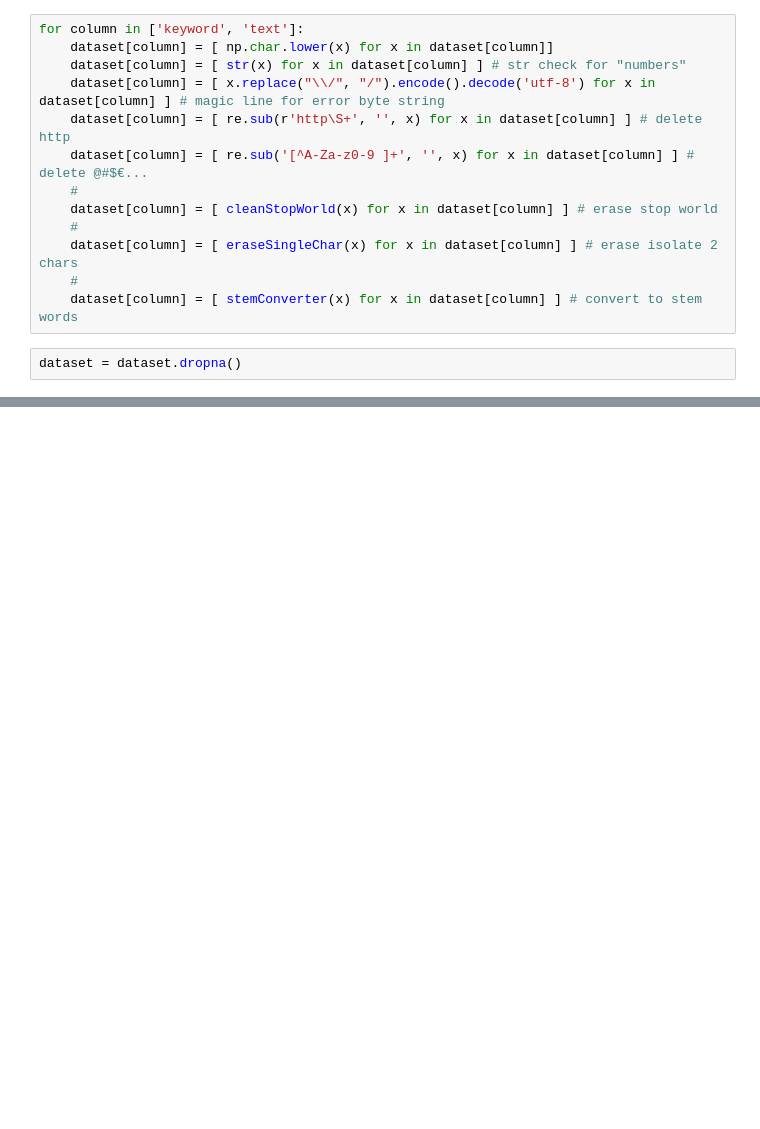
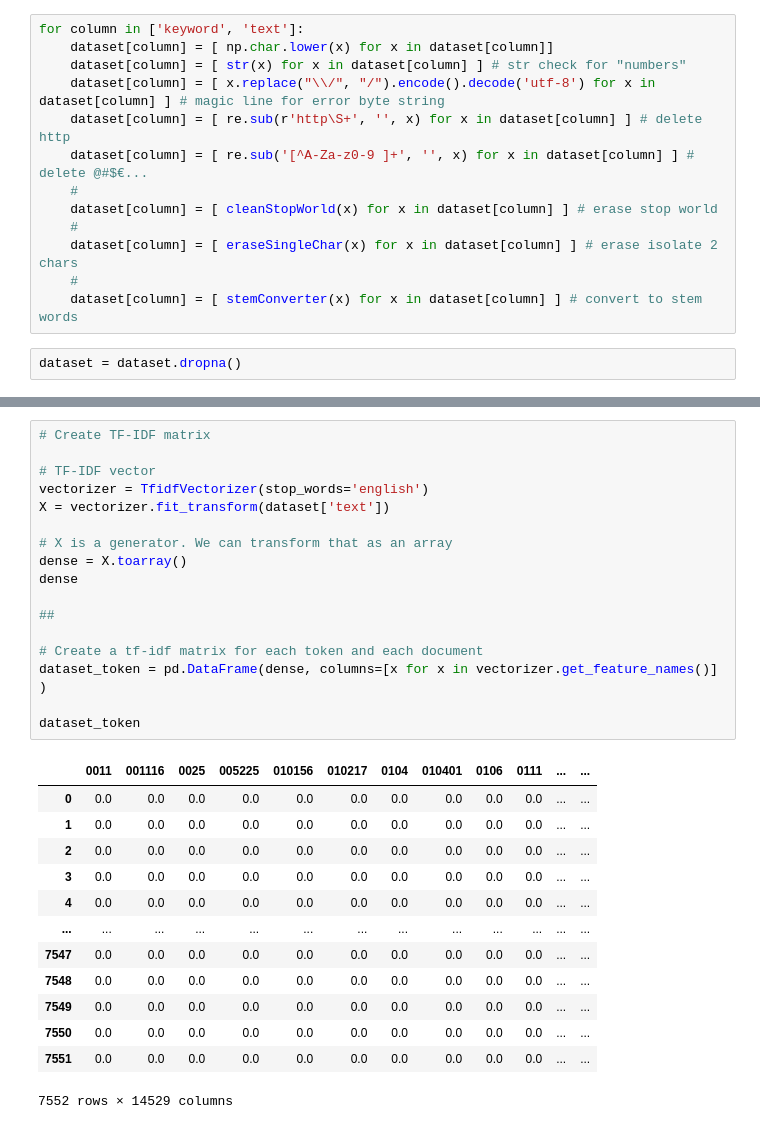
Before and after one commit to g0thier/Bloc-4, a Jupyter notebook: 01_import_dataset.ipynb, the cells around one changed output, grey strips where cells are left out. Saved outputs shown, nothing was run; the diff lists cells and outputs as text; blank space fills up the shorter version.

```diff
--- a/01_import_dataset.ipynb
+++ b/01_import_dataset.ipynb
@@ -120 +126,32 @@ dataset
 7552 rows × 3 columns
+# %%
+# Create TF-IDF matrix
+
+# TF-IDF vector
+vectorizer = TfidfVectorizer(stop_words='english')
+X = vectorizer.fit_transform(dataset['text'])
+
+# X is a generator. We can transform that as an array
+dense = X.toarray()
+dense
+
+##
+
+# Create a tf-idf matrix for each token and each document
+dataset_token = pd.DataFrame(dense, columns=[x for x in vectorizer.get_feature_names()] )
+
+dataset_token
+# %% [output]
+|  | 0011 | 001116 | 0025 | 005225 | 010156 | 010217 | 0104 | 010401 | 0106 | 0111 | ... | ... |
+| 0 | 0.0 | 0.0 | 0.0 | 0.0 | 0.0 | 0.0 | 0.0 | 0.0 | 0.0 | 0.0 | ... | ... |
+| 1 | 0.0 | 0.0 | 0.0 | 0.0 | 0.0 | 0.0 | 0.0 | 0.0 | 0.0 | 0.0 | ... | ... |
+| 2 | 0.0 | 0.0 | 0.0 | 0.0 | 0.0 | 0.0 | 0.0 | 0.0 | 0.0 | 0.0 | ... | ... |
+| 3 | 0.0 | 0.0 | 0.0 | 0.0 | 0.0 | 0.0 | 0.0 | 0.0 | 0.0 | 0.0 | ... | ... |
+| 4 | 0.0 | 0.0 | 0.0 | 0.0 | 0.0 | 0.0 | 0.0 | 0.0 | 0.0 | 0.0 | ... | ... |
+| ... | ... | ... | ... | ... | ... | ... | ... | ... | ... | ... | ... | ... |
+| 7547 | 0.0 | 0.0 | 0.0 | 0.0 | 0.0 | 0.0 | 0.0 | 0.0 | 0.0 | 0.0 | ... | ... |
+| 7548 | 0.0 | 0.0 | 0.0 | 0.0 | 0.0 | 0.0 | 0.0 | 0.0 | 0.0 | 0.0 | ... | ... |
+| 7549 | 0.0 | 0.0 | 0.0 | 0.0 | 0.0 | 0.0 | 0.0 | 0.0 | 0.0 | 0.0 | ... | ... |
+| 7550 | 0.0 | 0.0 | 0.0 | 0.0 | 0.0 | 0.0 | 0.0 | 0.0 | 0.0 | 0.0 | ... | ... |
+| 7551 | 0.0 | 0.0 | 0.0 | 0.0 | 0.0 | 0.0 | 0.0 | 0.0 | 0.0 | 0.0 | ... | ... |
+7552 rows × 14529 columns
```
Also changed, not shown: parts of 8 cells of this notebook.
